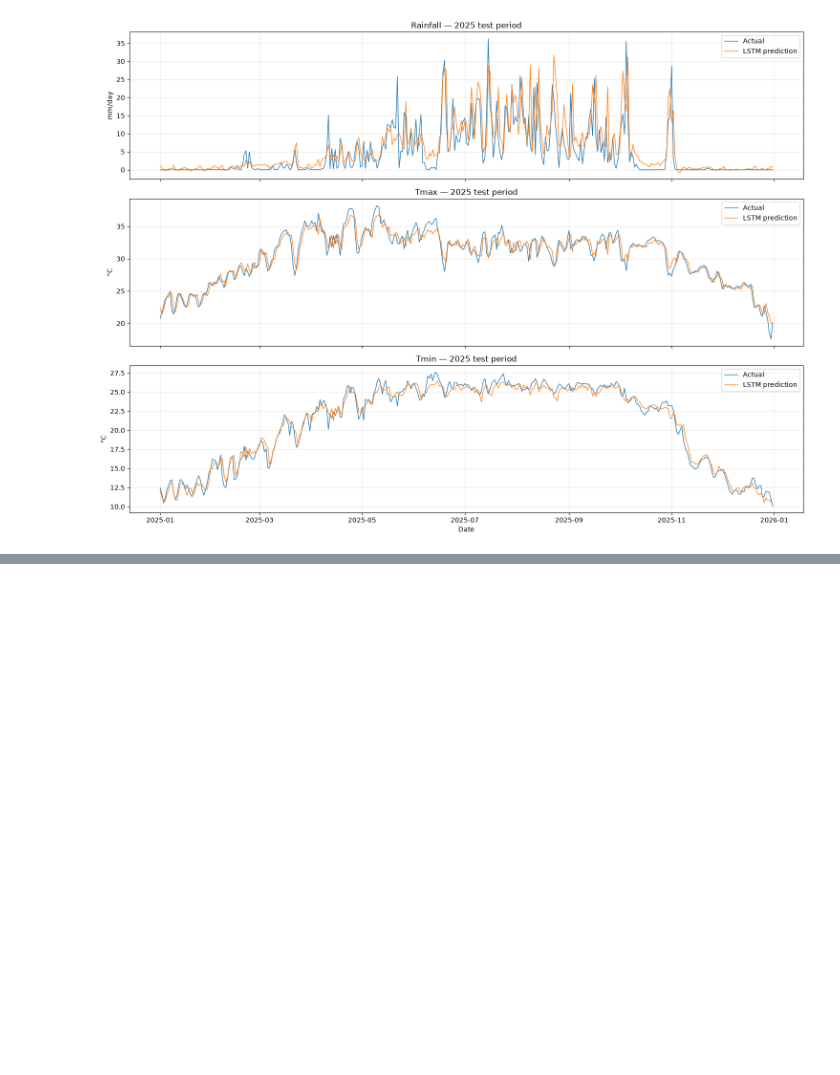
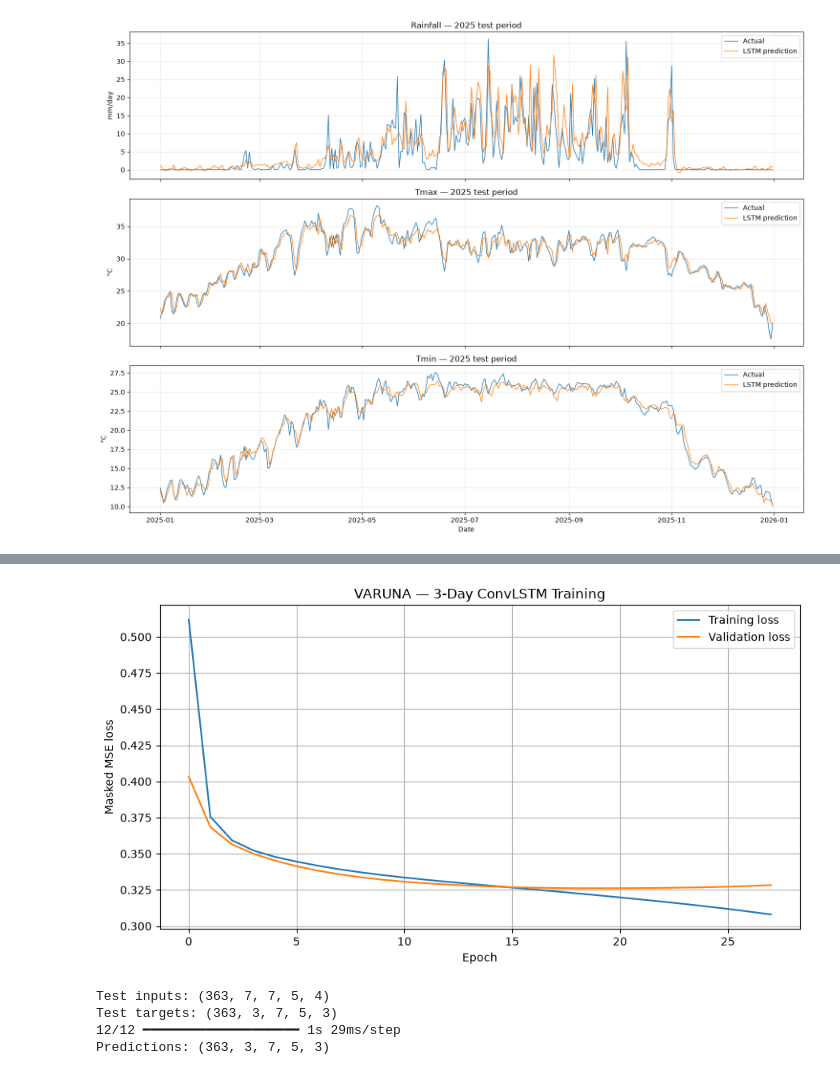
Before and after one commit to Shree0l0l/VARUNA_Climate_Digital_Twin_WB, a Jupyter notebook: notebooks/Model_Building(VARUNA).ipynb, the cells around one changed output, grey strips where cells are left out. Drawn from its saved outputs; the diff is of its cells as text; code cells hidden in the pictures; blank space fills up the shorter version.

```diff
--- a/notebooks/Model_Building(VARUNA).ipynb
+++ b/notebooks/Model_Building(VARUNA).ipynb
@@ -923,0 +1542,5 @@ plt.show()
+# %%
+DATA_PATH = "../data/west_bengal_climate_final.nc"
+
+ds = xr.open_dataset(DATA_PATH)
+print(ds.data_vars)
@@ -923,0 +1554,6 @@ plt.show()
+# %%
+
+west_bengal_mask = ds["west_bengal_mask"].values.astype(bool)
+
+print("Mask shape:", west_bengal_mask.shape)
+print("Selected cells:", west_bengal_mask.sum())
@@ -923,0 +2263,11 @@ plt.show()
+# %%
+history_3day = model_3day.fit(
+    X_train_conv_3,
+    y_train_3,
+    validation_data=(X_val_conv_3, y_val_3),
+    epochs=50,
+    batch_size=32,
+    callbacks=[early_stopping, model_checkpoint],
+    shuffle=True,
+    verbose=1
+)
@@ -923,0 +2292,39 @@ plt.show()
+# %%
+import matplotlib.pyplot as plt
+
+plt.figure(figsize=(9, 5))
+
+plt.plot(
+    history_3day.history["loss"],
+    label="Training loss"
+)
+plt.plot(
+    history_3day.history["val_loss"],
+    label="Validation loss"
+)
+
+plt.xlabel("Epoch")
+plt.ylabel("Masked MSE loss")
+plt.title("VARUNA — 3-Day ConvLSTM Training")
+plt.legend()
+plt.grid(True)
+plt.tight_layout()
+plt.show()
+# %% [output]
+[figure, added]
+# %%
+print("Test inputs:", X_test_conv_3.shape)
+print("Test targets:", y_test_3.shape)
+
+pred_3day_norm = model_3day.predict(
+    X_test_conv_3,
+    batch_size=32,
+    verbose=1
+)
+
+print("Predictions:", pred_3day_norm.shape)
+# %% [output]
+Test inputs: (363, 7, 7, 5, 4)
+Test targets: (363, 3, 7, 5, 3)
+12/12 ━━━━━━━━━━━━━━━━━━━━ 1s 29ms/step
+Predictions: (363, 3, 7, 5, 3)
```
Also changed, not shown: parts of 59 cells of this notebook.
